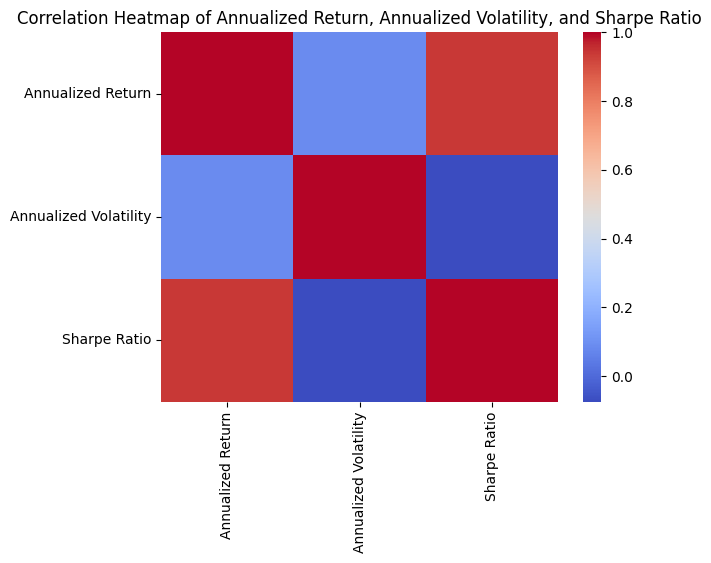
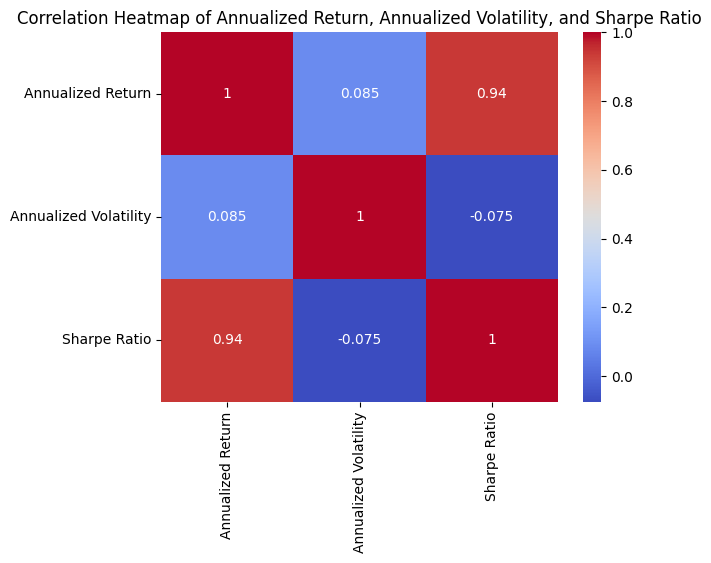
Code edit (unified diff) that turned the first committed figure into the second:
--- before
+++ after
@@ -2,6 +2,6 @@
 correlation = metrics_df.corr()
 
-#heatmap
-sns.heatmap(metrics_df.corr(), cmap="coolwarm")
+#heatmap (with number added after peer feedback)
+sns.heatmap(metrics_df.corr(), annot=True, cmap="coolwarm")
 plt.title("Correlation Heatmap of Annualized Return, Annualized Volatility, and Sharpe Ratio")
 plt.show()

Commit: Finished Assignment